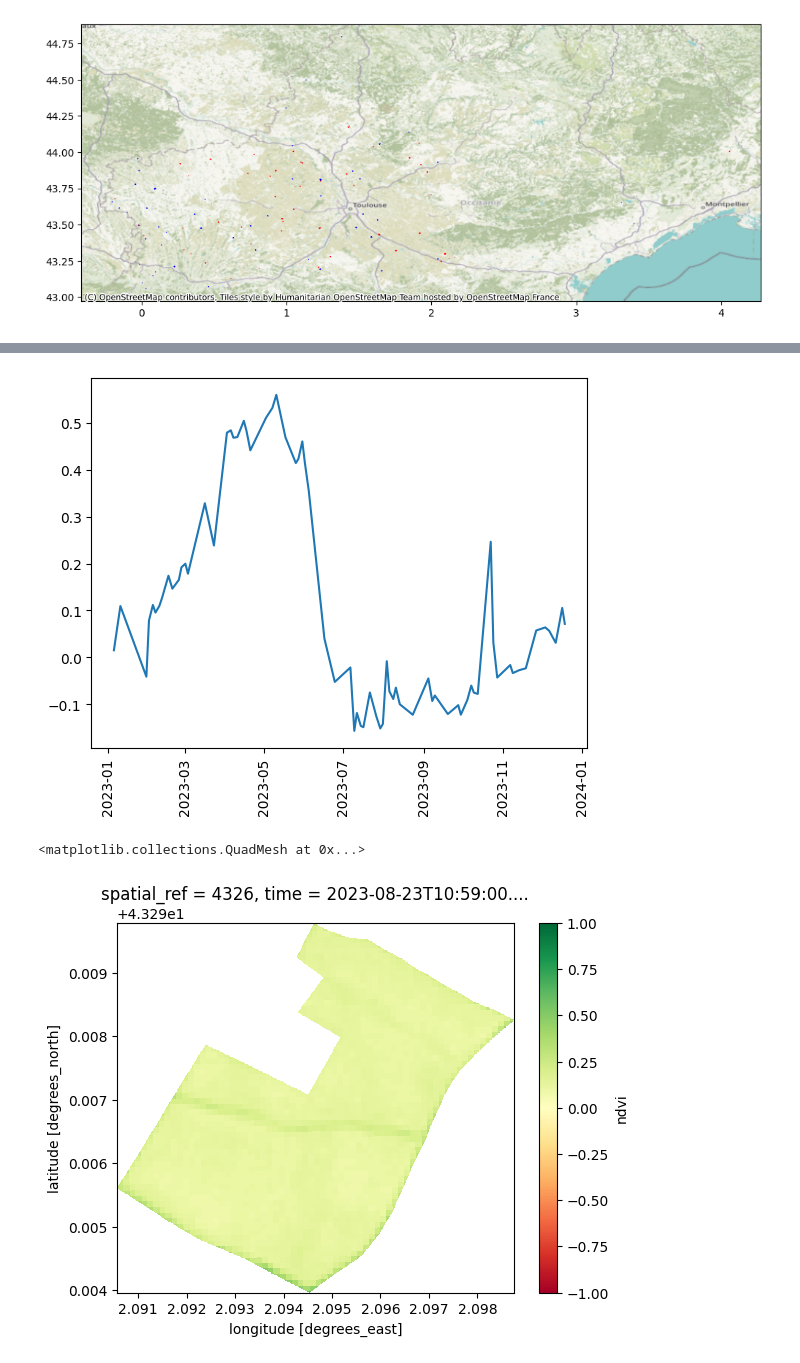
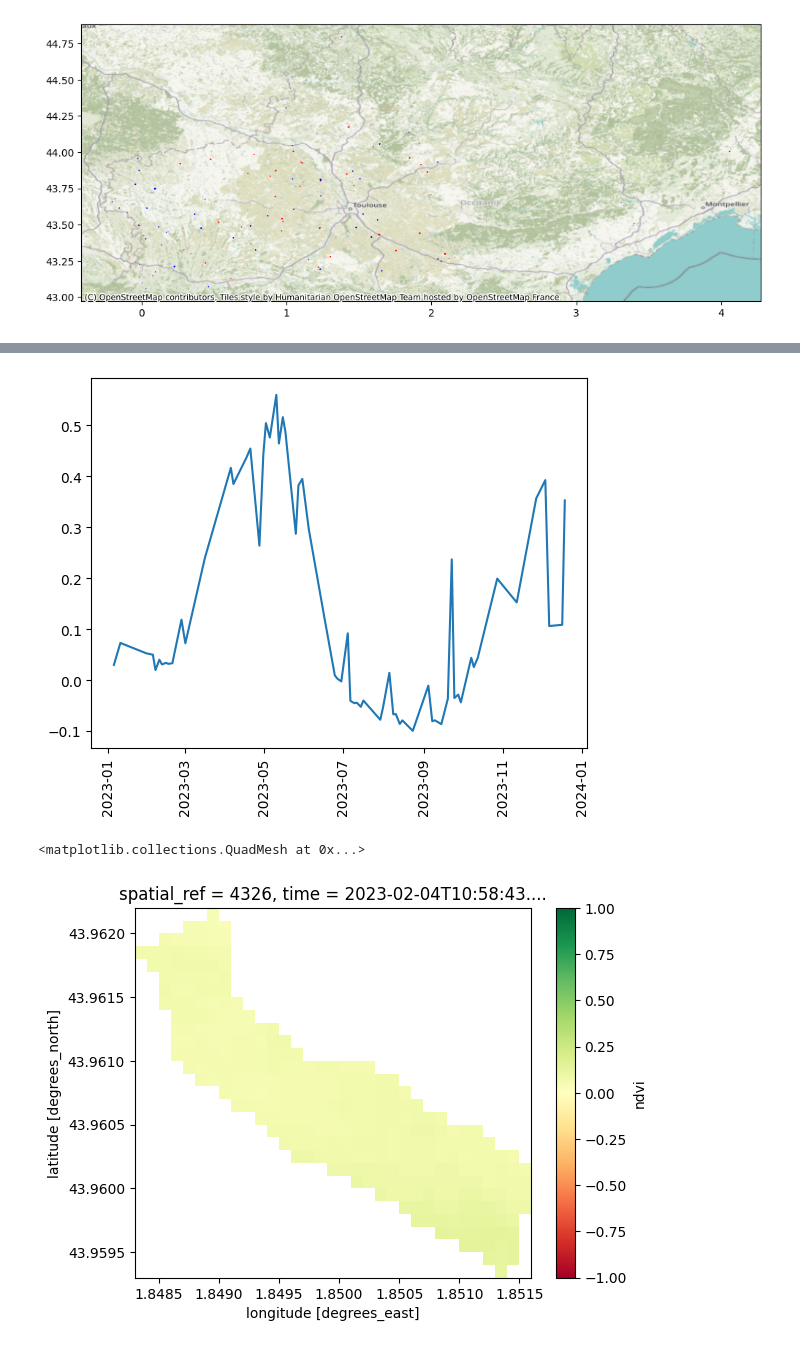
Before and after one commit to machbry/crops-growth-monitoring, a Jupyter notebook: notebooks/poc.ipynb, the cells around one changed output, grey strips where cells are left out. Saved outputs shown, nothing was run; the diff lists cells and outputs as text; code cells hidden in the pictures.

```diff
--- a/notebooks/poc.ipynb
+++ b/notebooks/poc.ipynb
@@ -55,7 +43,8 @@ cx.add_basemap(ax=ax, crs=rpg_gdf.crs)
 # %%
 catalog = Client.open("https://earth-search.aws.element84.com/v1/")
 # %%
-query = catalog.search(collections=["sentinel-2-l2a"], datetime="2023-01-01/2023-12-31", limit=100, intersects=sample_poly)
+multi_poly_for_sentinel_2_query = shapely.geometry.MultiPolygon(rpg_gdf.geometry.values)
+query = catalog.search(collections=["sentinel-2-l2a"], datetime="2023-01-01/2023-12-31", limit=100, intersects=multi_poly_for_sentinel_2_query)
 # %%
 items = query.item_collection()
 len(items)
@@ -125,10 +119,10 @@ print(minx, miny, maxx, maxy)
 xx = stac_load(items,
                bands=["scl", "nir", "red", "swir16"],
                crs="epsg:4326",
-               resolution=resolution,
+               resolution=0.0001,
                chunks={},
                groupby="solar_day",
-               bbox=(minx, miny, maxx, maxy))
+               geopolygon=sample_poly)
 # %%
 xx["nir"] = xx.nir.astype(int)
 xx["red"] = xx.red.astype(int)
@@ -234,12 +228,12 @@ Data variables:
 # %%
 time_values = xx['time'].values
 # %%
-median_ndvis = []
+mean_ndvis = []
 for t in time_values:
     ndvi_t = xx.sel(time=t)['ndvi']
-    median_ndvi_t = ndvi_t.median(dim=['latitude', 'longitude'], skipna=True)
-    median_ndvis.append(median_ndvi_t)
+    mean_ndvi_t = ndvi_t.mean(dim=['latitude', 'longitude'], skipna=True)
+    mean_ndvis.append(mean_ndvi_t)
 
-plt.plot(time_values, median_ndvis)
+plt.plot(time_values, mean_ndvis)
 ax = plt.xticks(rotation=90)
 # %% [output]
@@ -247,20 +241,20 @@ ax = plt.xticks(rotation=90)
 # %%
-median_ndmis = []
+mean_ndmis = []
 for t in time_values:
     ndmi_t = xx.sel(time=t)['ndmi']
-    median_ndmi_t = ndmi_t.median(dim=['latitude', 'longitude'], skipna=True)
-    median_ndmis.append(median_ndmi_t)
+    mean_ndmi_t = ndmi_t.mean(dim=['latitude', 'longitude'], skipna=True)
+    mean_ndmis.append(mean_ndmi_t)
 
-plt.plot(time_values, median_ndmis)
+plt.plot(time_values, mean_ndmis)
 ax = plt.xticks(rotation=90)
 # %% [output]
-[figure, old version]
+[figure, new version]
 # %%
-xx_median_ndvi_min = xx.sel(time=min(median_ndvis).time)
-xx_median_ndvi_max = xx.sel(time=max(median_ndvis).time)
+xx_mean_ndvi_min = xx.sel(time=min(mean_ndvis).time)
+xx_mean_ndvi_max = xx.sel(time=max(mean_ndvis).time)
 # %%
-xx_median_ndvi_min.ndvi.plot(vmin=-1, vmax=1, cmap="RdYlGn")
+xx_mean_ndvi_min.ndvi.plot(vmin=-1, vmax=1, cmap="RdYlGn")
 # %% [output]
 <matplotlib.collections.QuadMesh at 0x...>
-[figure, old version]
+[figure, new version]
 # %%
```
Also changed, not shown: parts of 17 cells of this notebook.
